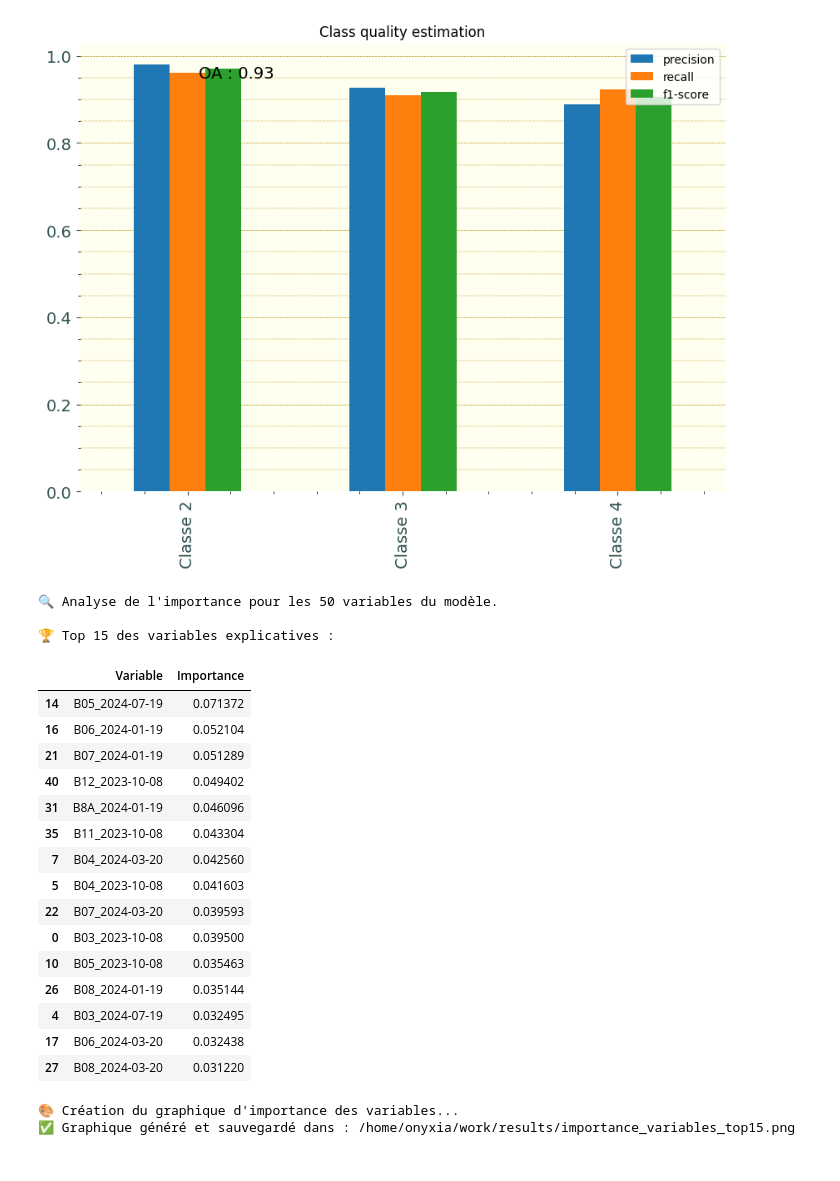
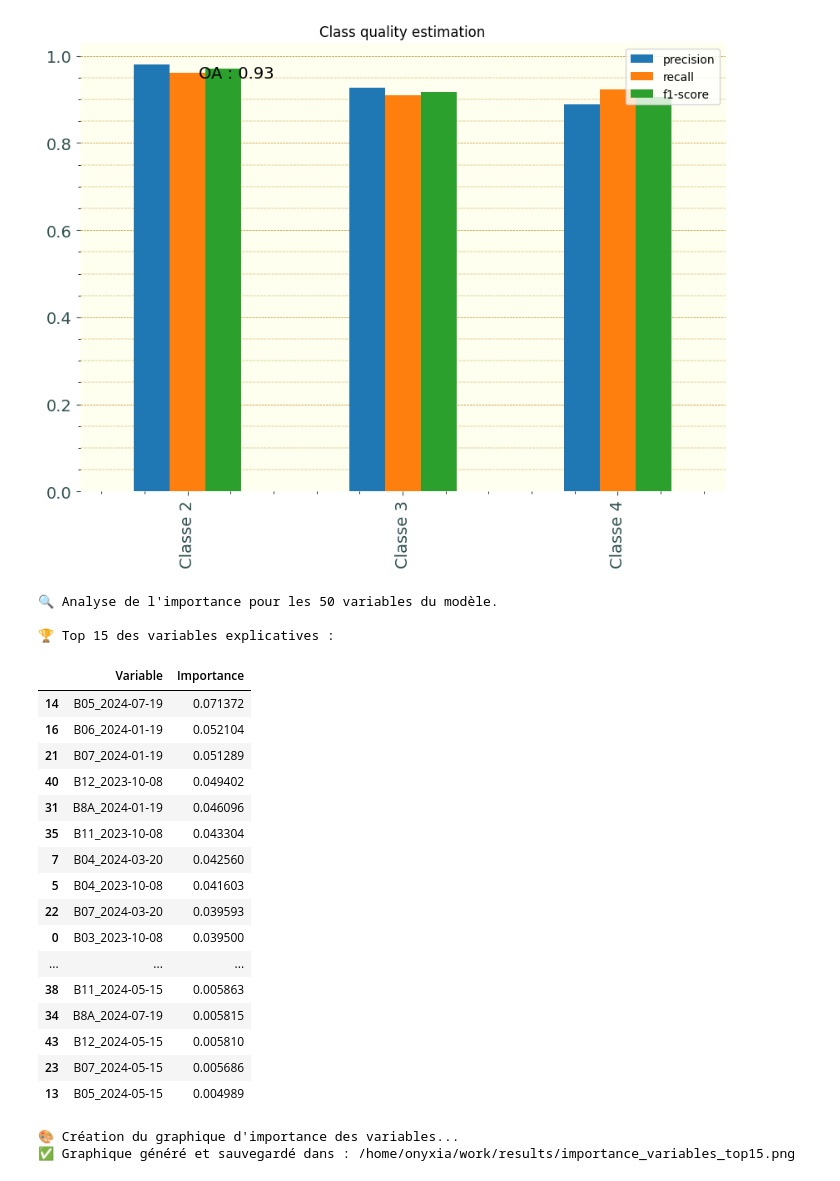
Before and after one commit to MatthieuGoubs/projet_eval_landes, a Jupyter notebook: projet_telea_GOUBERT_MATTHIEU.ipynb, the cells around one changed output. Drawn from its saved outputs; the diff is of its cells as text; code cells hidden in the pictures.

```diff
--- a/projet_telea_GOUBERT_MATTHIEU.ipynb
+++ b/projet_telea_GOUBERT_MATTHIEU.ipynb
@@ -1092,39 +1093,40 @@ print(f"🔍 Analyse de l'importance pour les {len(feature_names)} variables du
 
 # Récupération des scores d'importance du modèle Random Forest
 importances = best_model.feature_importances_
 
 # Création d'un tableau récapitulatif avec Pandas
 df_imp = pd.DataFrame({
     "Variable": feature_names,
     "Importance": importances
 })
 
 # Tri par ordre décroissant pour identifier les variables majeures
 df_imp = df_imp.sort_values(by="Importance", ascending=False)
 
 # Affichage du Top 15 (résultat textuel pour le rapport)
 print("\n🏆 Top 15 des variables explicatives :")
-display(df_imp.head(15))
+display(df_imp.head(40))
 # %% [output]
 🔍 Analyse de l'importance pour les 50 variables du modèle.
 
 🏆 Top 15 des variables explicatives :
 |  | Variable | Importance |
 | 14 | B05_2024-07-19 | 0.071372 |
 | 16 | B06_2024-01-19 | 0.052104 |
 | 21 | B07_2024-01-19 | 0.051289 |
 | 40 | B12_2023-10-08 | 0.049402 |
 | 31 | B8A_2024-01-19 | 0.046096 |
 | 35 | B11_2023-10-08 | 0.043304 |
 | 7 | B04_2024-03-20 | 0.042560 |
 | 5 | B04_2023-10-08 | 0.041603 |
 | 22 | B07_2024-03-20 | 0.039593 |
 | 0 | B03_2023-10-08 | 0.039500 |
-| 10 | B05_2023-10-08 | 0.035463 |
-| 26 | B08_2024-01-19 | 0.035144 |
-| 4 | B03_2024-07-19 | 0.032495 |
-| 17 | B06_2024-03-20 | 0.032438 |
-| 27 | B08_2024-03-20 | 0.031220 |
+| ... | ... | ... |
+| 38 | B11_2024-05-15 | 0.005863 |
+| 34 | B8A_2024-07-19 | 0.005815 |
+| 43 | B12_2024-05-15 | 0.005810 |
+| 23 | B07_2024-05-15 | 0.005686 |
+| 13 | B05_2024-05-15 | 0.004989 |
 # %%
 # =============================================================================
 # PHASE 21 : GÉNÉRATION DU GRAPHIQUE D'IMPORTANCE DES VARIABLES
```
Also changed, not shown: parts of 14 cells of this notebook.
